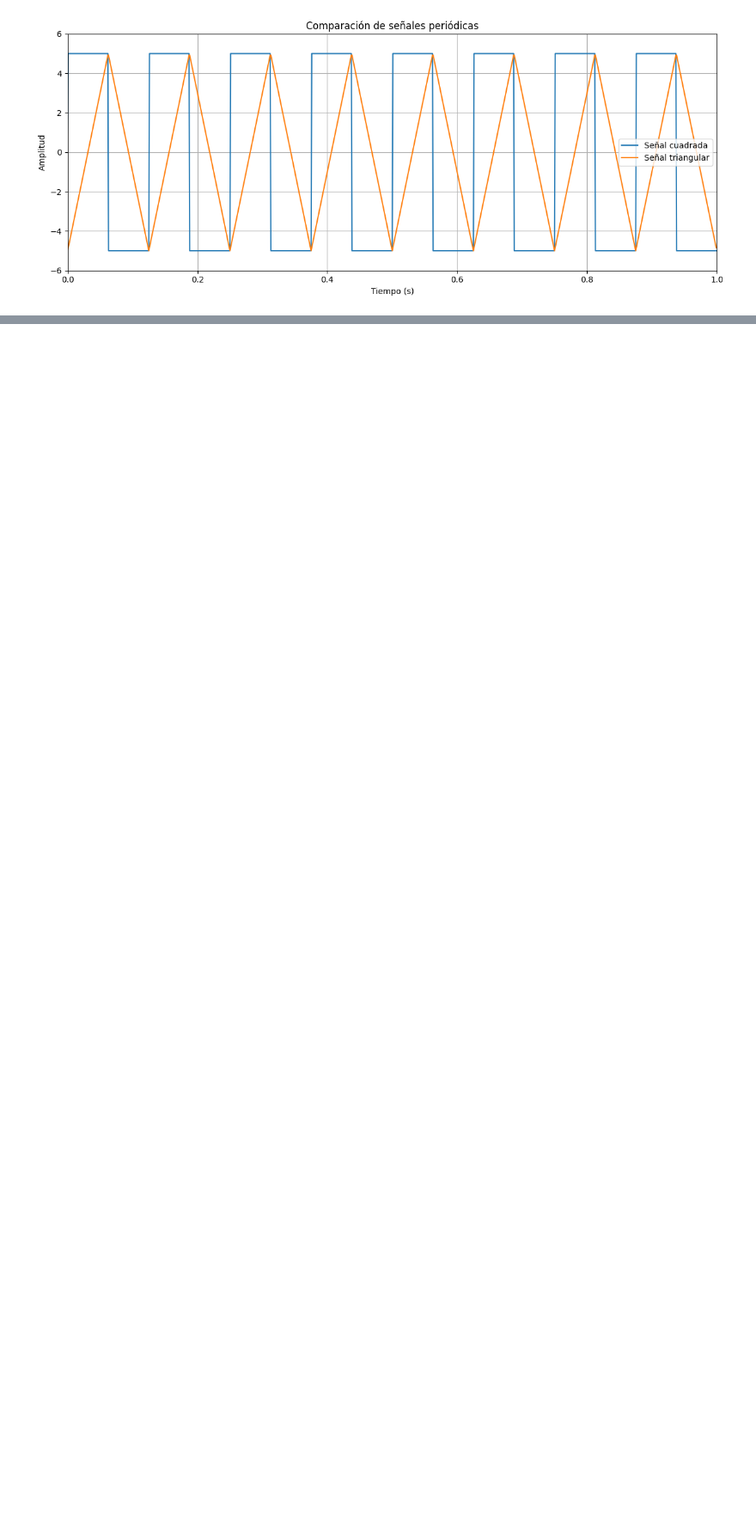
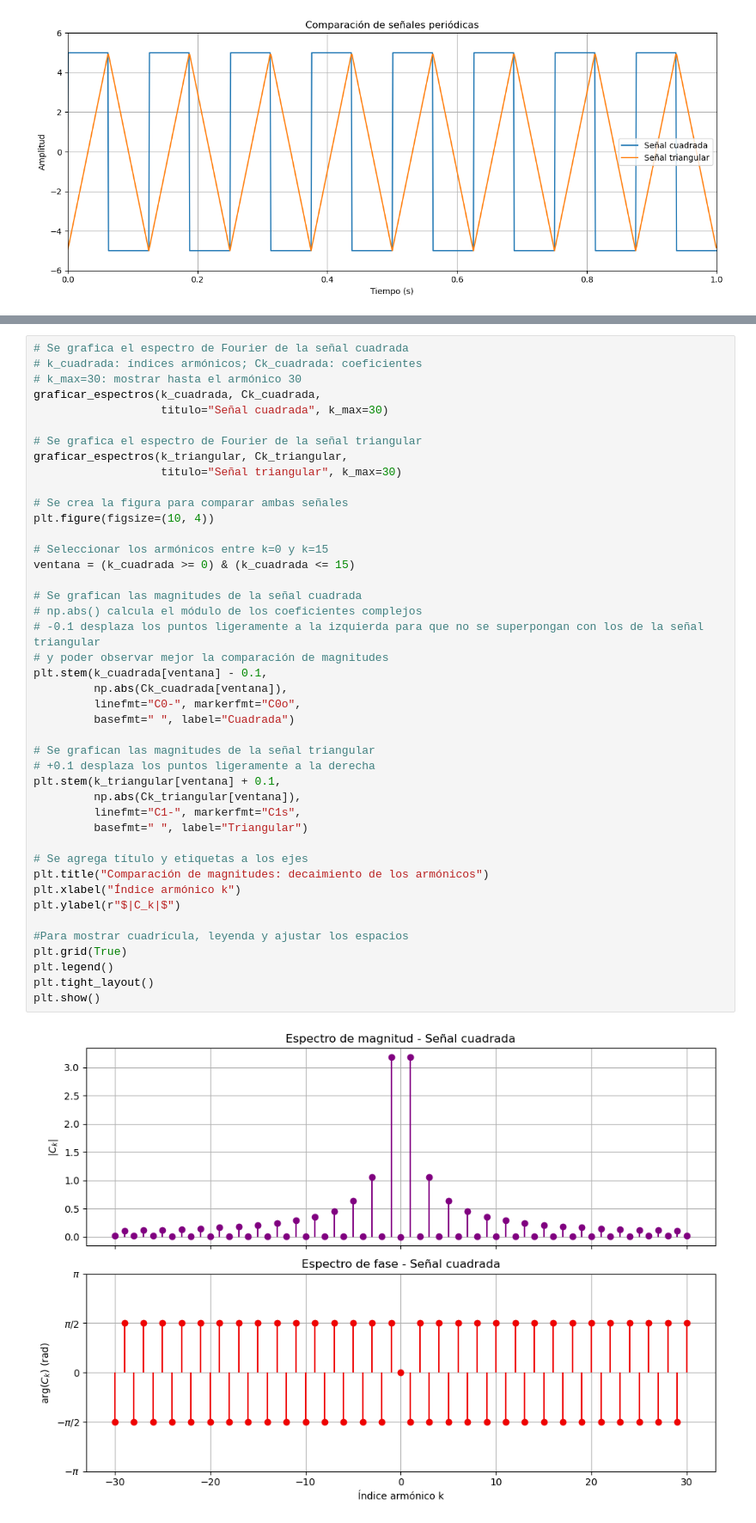
Before and after one commit to JeroXx11/Lab_Biosenales, a Jupyter notebook: Practica_3/Practica 3-Series_Fourier.ipynb, the cells around one changed output, grey strips where cells are left out. Shown at 86% size. Saved outputs shown, nothing was run; the diff lists cells and outputs as text; blank space fills up the shorter version.

Commit message:
hasta la j

```diff
--- a/Practica_3/Practica 3-Series_Fourier.ipynb
+++ b/Practica_3/Practica 3-Series_Fourier.ipynb
@@ -165,0 +237,45 @@ k =  -91, Ck = -0.0002+0.0000j
+# %%
+# Se grafica el espectro de Fourier de la señal cuadrada
+# k_cuadrada: índices armónicos; Ck_cuadrada: coeficientes
+# k_max=30: mostrar hasta el armónico 30
+graficar_espectros(k_cuadrada, Ck_cuadrada,
+                   titulo="Señal cuadrada", k_max=30)
+
+# Se grafica el espectro de Fourier de la señal triangular
+graficar_espectros(k_triangular, Ck_triangular,
+                   titulo="Señal triangular", k_max=30)
+
+# Se crea la figura para comparar ambas señales
+plt.figure(figsize=(10, 4))
+
+# Seleccionar los armónicos entre k=0 y k=15
+ventana = (k_cuadrada >= 0) & (k_cuadrada <= 15)
+
+# Se grafican las magnitudes de la señal cuadrada
+# np.abs() calcula el módulo de los coeficientes complejos
+# -0.1 desplaza los puntos ligeramente a la izquierda para que no se superpongan con los de la señal triangular
+# y poder observar mejor la comparación de magnitudes
+plt.stem(k_cuadrada[ventana] - 0.1,
+         np.abs(Ck_cuadrada[ventana]),
+         linefmt="C0-", markerfmt="C0o",
+         basefmt=" ", label="Cuadrada")
+
+# Se grafican las magnitudes de la señal triangular
+# +0.1 desplaza los puntos ligeramente a la derecha
+plt.stem(k_triangular[ventana] + 0.1,
+         np.abs(Ck_triangular[ventana]),
+         linefmt="C1-", markerfmt="C1s",
+         basefmt=" ", label="Triangular")
+
+# Se agrega título y etiquetas a los ejes
+plt.title("Comparación de magnitudes: decaimiento de los armónicos")
+plt.xlabel("Índice armónico k")
+plt.ylabel(r"$|C_k|$")
+
+#Para mostrar cuadrícula, leyenda y ajustar los espacios
+plt.grid(True)
+plt.legend()
+plt.tight_layout()
+plt.show()
+# %% [output]
+[figure, added]
```
Also changed, not shown: parts of 14 cells of this notebook.
